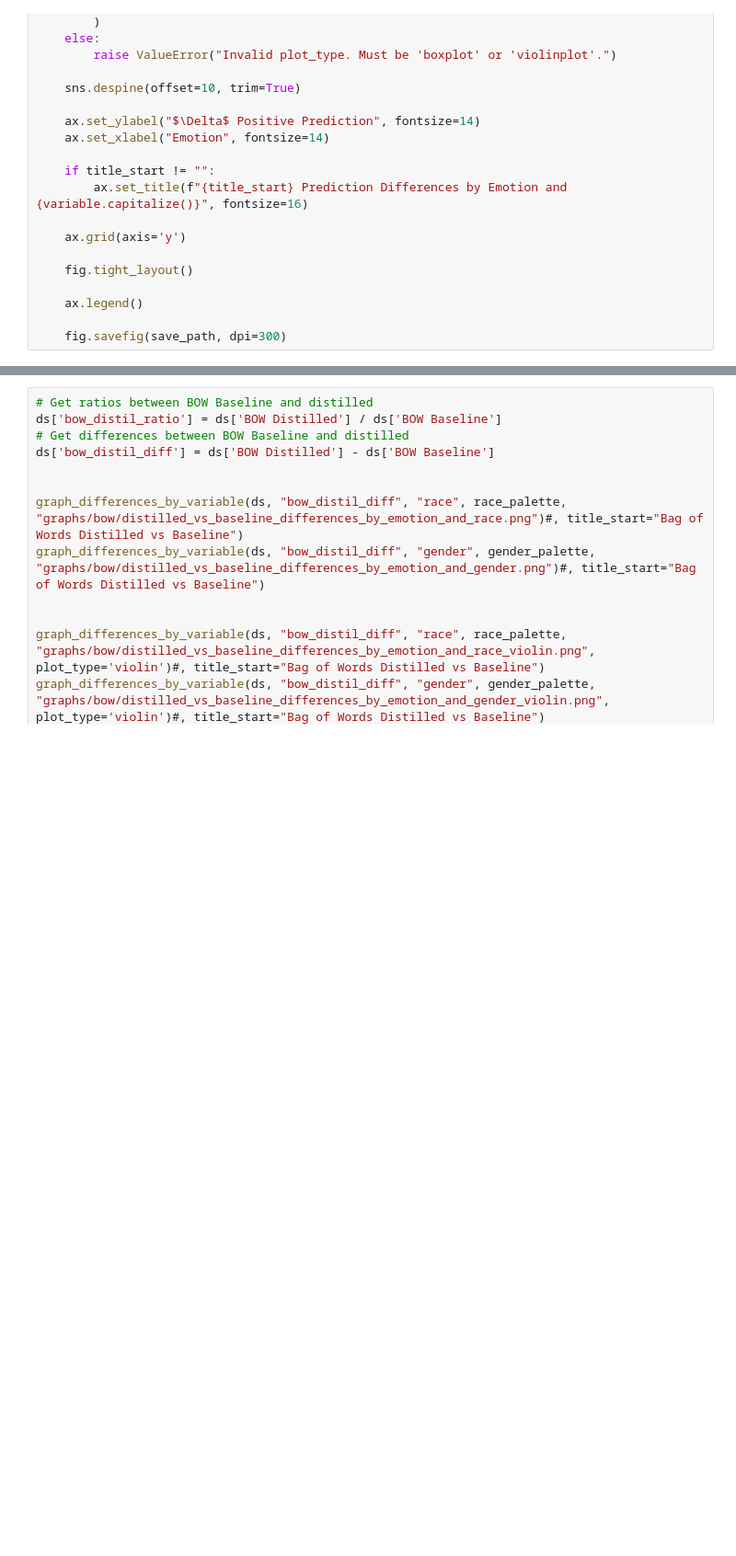
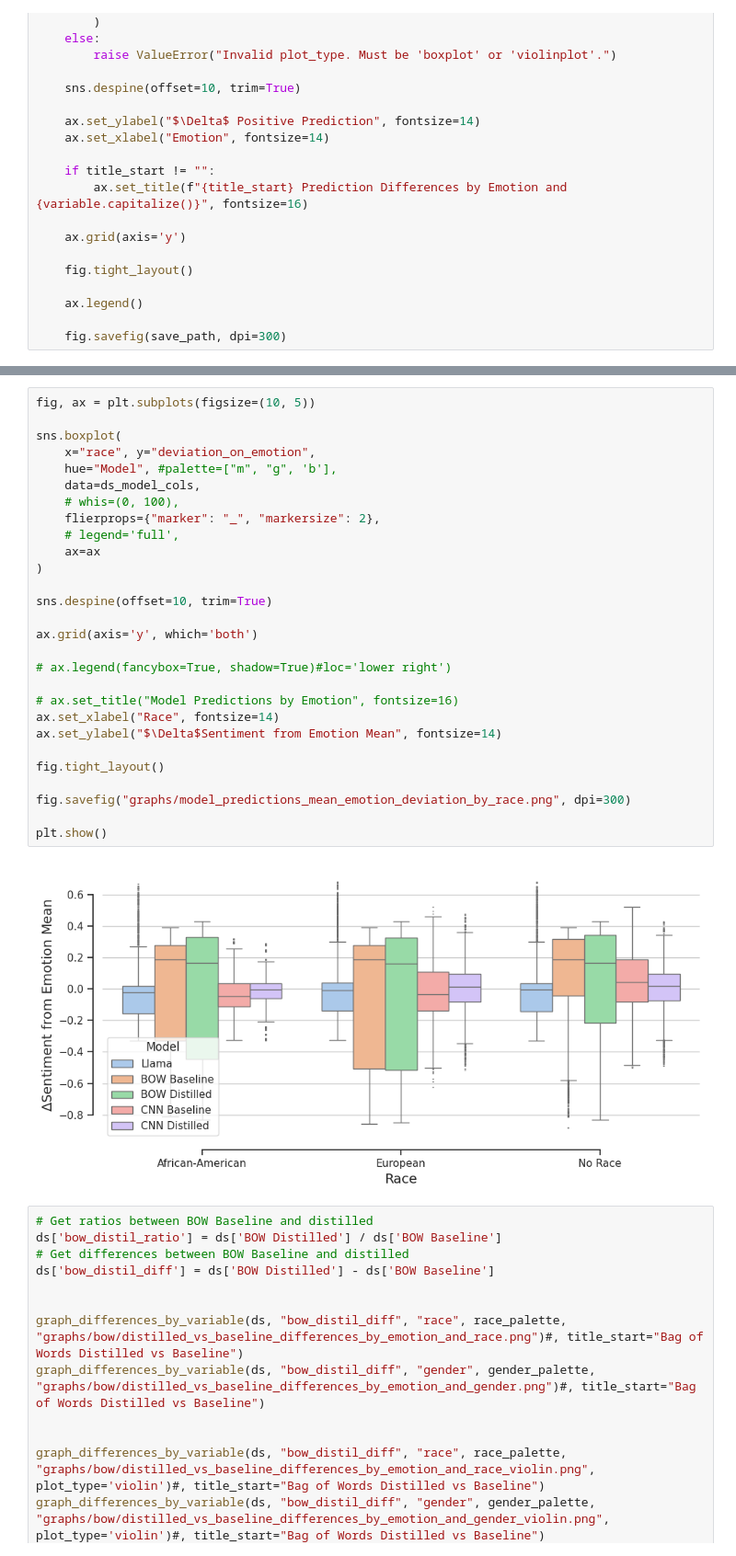
Before and after one commit to CharlesC03/NLP_Final_Project, a Jupyter notebook: analysis/teacher_analysis.ipynb, the cells around one changed output, grey strips where cells are left out. Shown at 92% size. Drawn from its saved outputs; the diff is of its cells as text; blank space fills up the shorter version.

```diff
--- a/analysis/teacher_analysis.ipynb
+++ b/analysis/teacher_analysis.ipynb
@@ -764,3 +797,33 @@ ds_model_cols.head(5)
+# %%
+fig, ax = plt.subplots(figsize=(10, 5))
+
+sns.boxplot(
+    x="race", y="deviation_on_emotion",
+    hue="Model", #palette=["m", "g", 'b'],
+    data=ds_model_cols,
+    # whis=(0, 100),
+    flierprops={"marker": "_", "markersize": 2},
+    # legend='full',
+    ax=ax
+)
+
+sns.despine(offset=10, trim=True)
+
+ax.grid(axis='y', which='both')
+
+# ax.legend(fancybox=True, shadow=True)#loc='lower right')
+
+# ax.set_title("Model Predictions by Emotion", fontsize=16)
+ax.set_xlabel("Race", fontsize=14)
+ax.set_ylabel("$\Delta$Sentiment from Emotion Mean", fontsize=14)
+
+fig.tight_layout()
+
+fig.savefig("graphs/model_predictions_mean_emotion_deviation_by_race.png", dpi=300)
+
+plt.show()
+# %% [output]
+[figure, new version]
 # %%
 # Get ratios between BOW Baseline and distilled
 ds['bow_distil_ratio'] = ds['BOW Distilled'] / ds['BOW Baseline']
```
Also changed, not shown: parts of 4 cells of this notebook, 2 other files.
